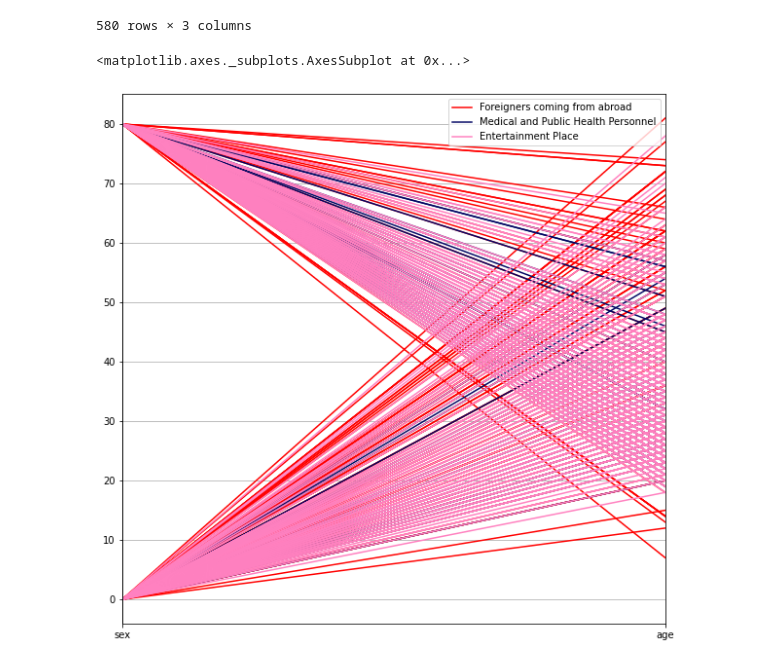
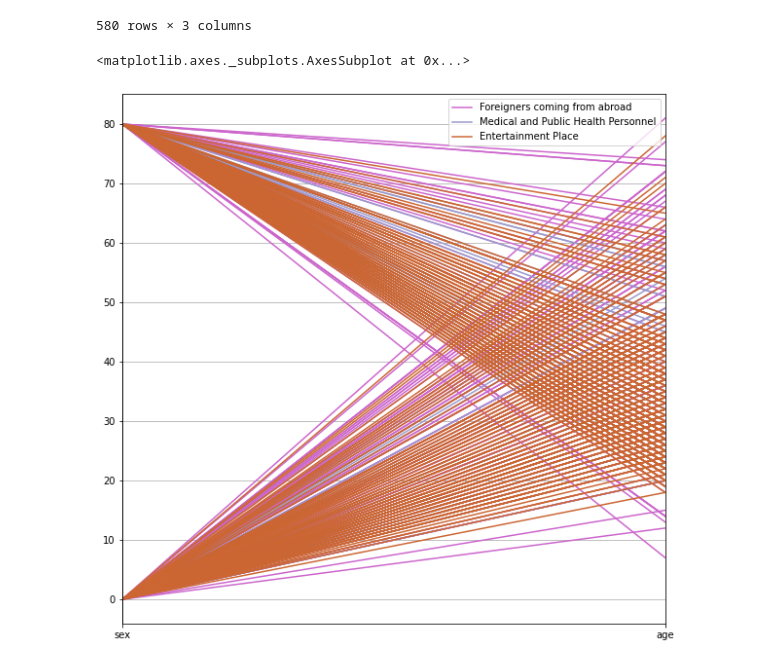
Before and after one commit to Kanyawesr/data_viz_2022, a Jupyter notebook: DataViz01_Table_Data.ipynb, the cells around one changed output. Cells and saved outputs as stored; diff of their text form; code cells hidden in the pictures.

```diff
--- a/DataViz01_Table_Data.ipynb
+++ b/DataViz01_Table_Data.ipynb
@@ -276,7 +276,7 @@ See the caveats in the documentation: https://pandas.pydata.org/pandas-docs/stab
 | 12606 | 80 | 31.0 | Entertainment Place |
 580 rows × 3 columns
 # %%
-pd.plotting.parallel_coordinates(data_risk_df,'risk', color=['#FF0000', '#030764', '#FF81C0'])
+pd.plotting.parallel_coordinates(data_risk_df,'risk', color=['#CC66CC', '#9999CC', '#CC6633'])
 # %% [output]
 <matplotlib.axes._subplots.AxesSubplot at 0x...>
-[figure, old version]
+[figure, new version]
```
Also changed, not shown: parts of 8 cells of this notebook.
